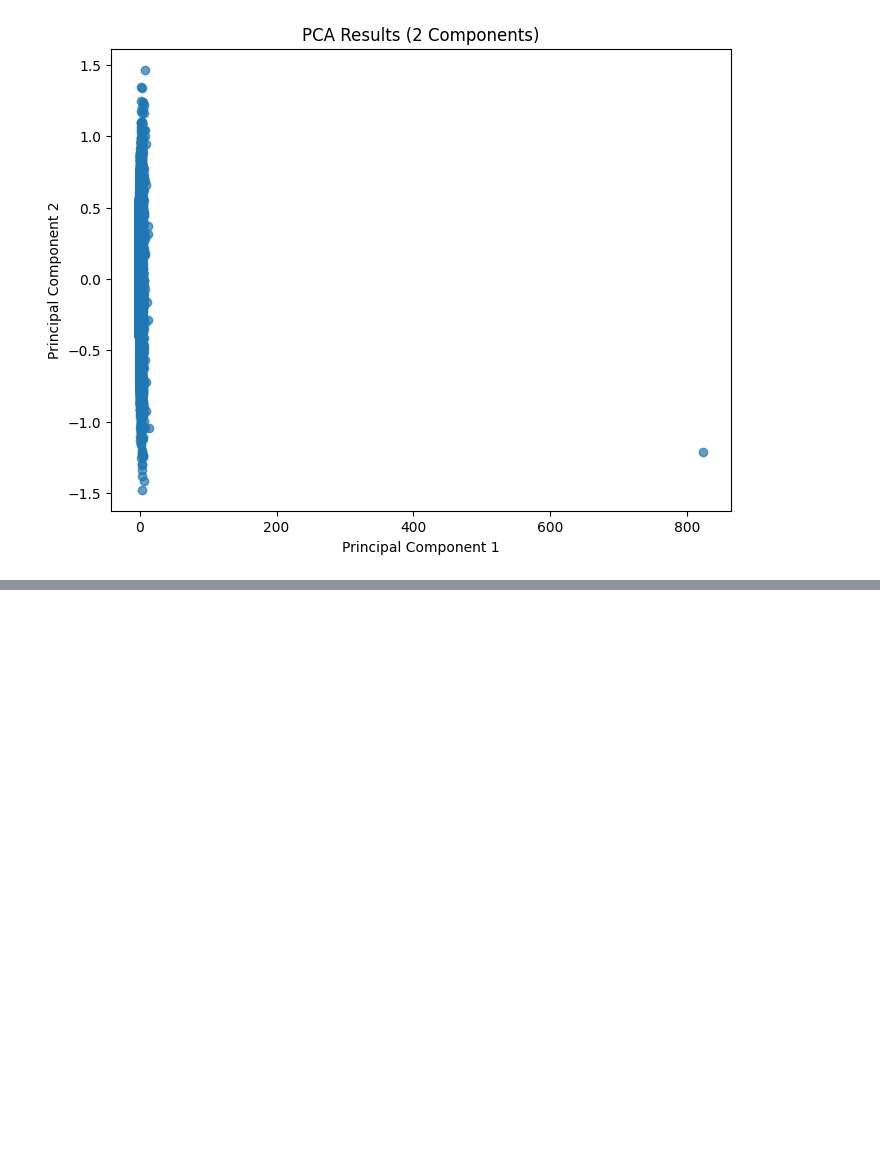
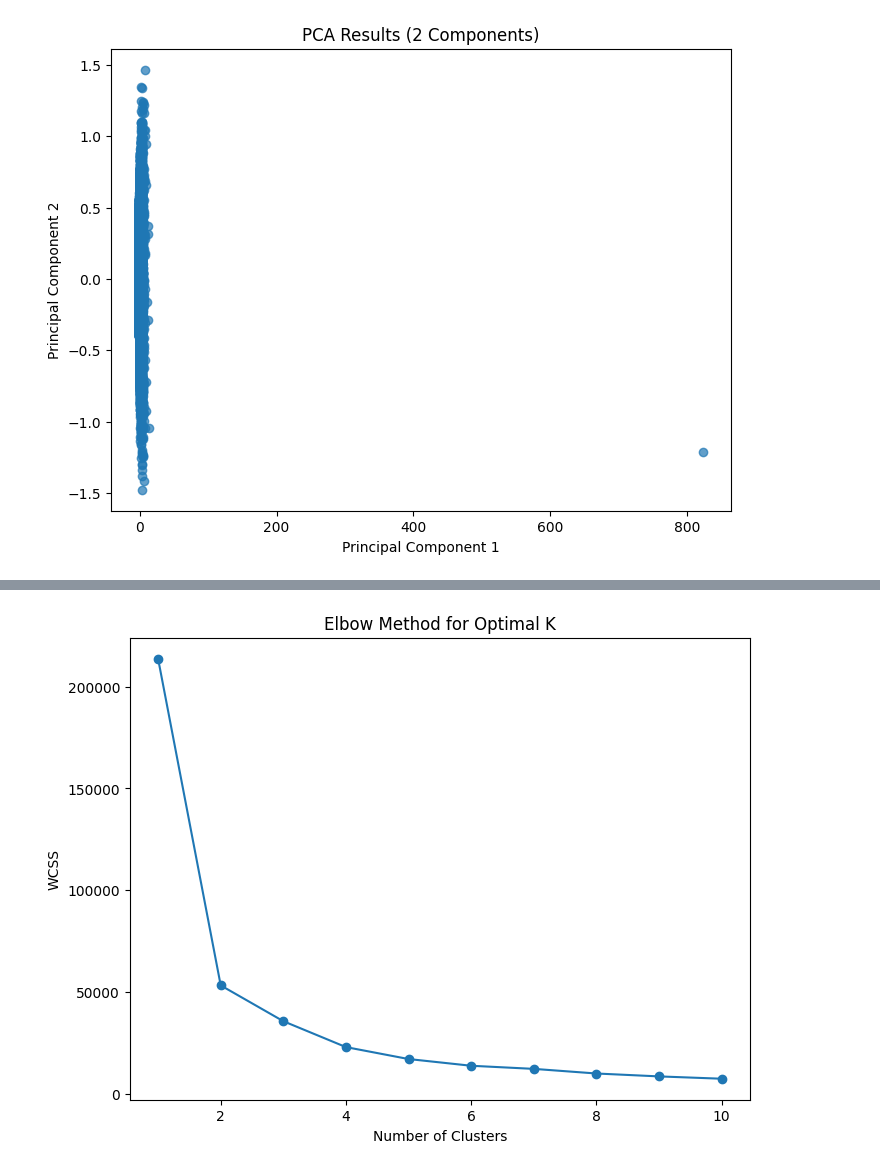
Before and after one commit to SaraFedlu/Telecom_customer_usage_analysis, a Jupyter notebook: notebooks/eda.ipynb, the cells around one changed output, grey strips where cells are left out. Cells and saved outputs as stored; diff of their text form; code cells hidden in the pictures; blank space fills up the shorter version.

Commit message:
perform user engagement analysis

```diff
--- a/notebooks/eda.ipynb
+++ b/notebooks/eda.ipynb
@@ -432,0 +424,25 @@ array([[-0.18819339,  0.34500984],
+# %%
+# Aggregate metrics per customer ID (MSISDN)
+engagement_metrics = user_behavior.groupby('MSISDN/Number').agg({
+    'Bearer Id': 'count',                      # Sessions frequency
+    'Dur. (ms)': 'sum',                        # Total session duration
+    'Total Volume (Bytes)': 'sum'              # Total traffic (DL + UL)
+}).rename(columns={
+    'Bearer Id': 'Sessions Frequency',
+    'Dur. (ms)': 'Total Duration (ms)',
+    'Total Volume (Bytes)': 'Total Traffic (Bytes)'
+}).reset_index()
+
+# Top 10 customers per engagement metric
+top_sessions = engagement_metrics.nlargest(10, 'Sessions Frequency')
+top_duration = engagement_metrics.nlargest(10, 'Total Duration (ms)')
+top_traffic = engagement_metrics.nlargest(10, 'Total Traffic (Bytes)')
+
+print("Top 10 Customers by Sessions Frequency:")
+print(top_sessions)
+
+print("\nTop 10 Customers by Total Duration:")
+print(top_duration)
+
+print("\nTop 10 Customers by Total Traffic:")
+print(top_traffic)
@@ -432,0 +467,20 @@ array([[-0.18819339,  0.34500984],
+# %%
+scaler = StandardScaler()
+normalized_metrics = scaler.fit_transform(engagement_metrics[['Sessions Frequency', 'Total Duration (ms)', 'Total Traffic (Bytes)']])
+# %%
+# Elbow method
+wcss = []  # Within-Cluster Sum of Squares
+for k in range(1, 11):
+    kmeans = KMeans(n_clusters=k, random_state=42)
+    kmeans.fit(normalized_metrics)
+    wcss.append(kmeans.inertia_)
+
+# Plot the elbow curve
+plt.figure(figsize=(8, 6))
+plt.plot(range(1, 11), wcss, marker='o')
+plt.title('Elbow Method for Optimal K')
+plt.xlabel('Number of Clusters')
+plt.ylabel('WCSS')
+plt.show()
+# %% [output]
+[figure, added]
```
Also changed, not shown: parts of 8 cells of this notebook.
